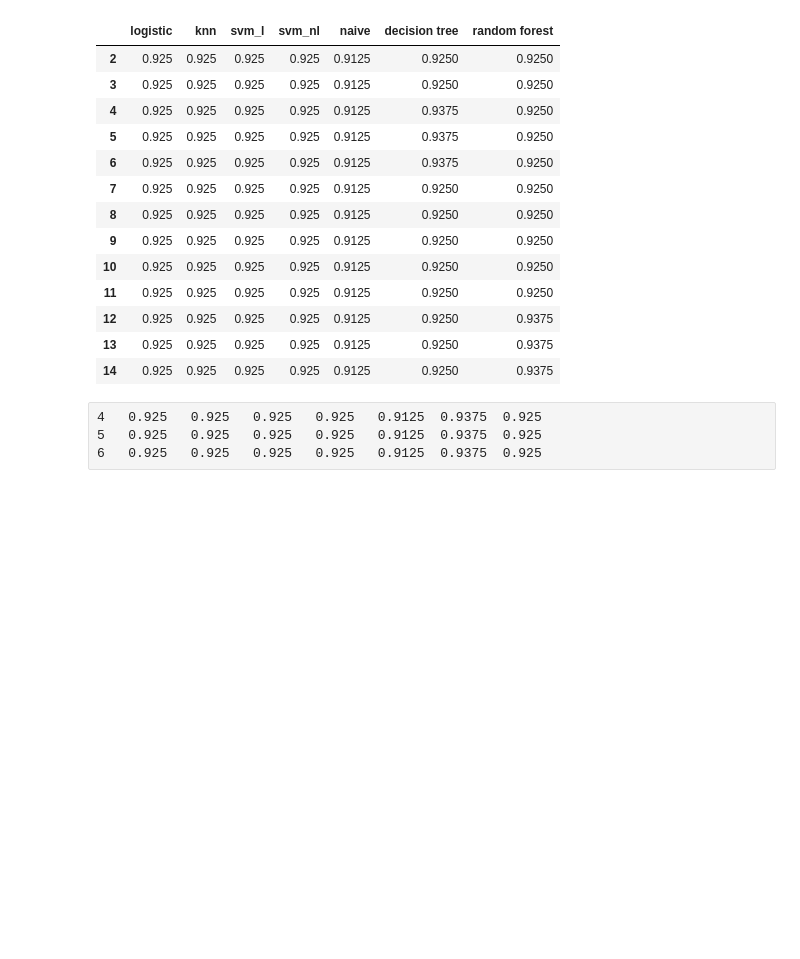
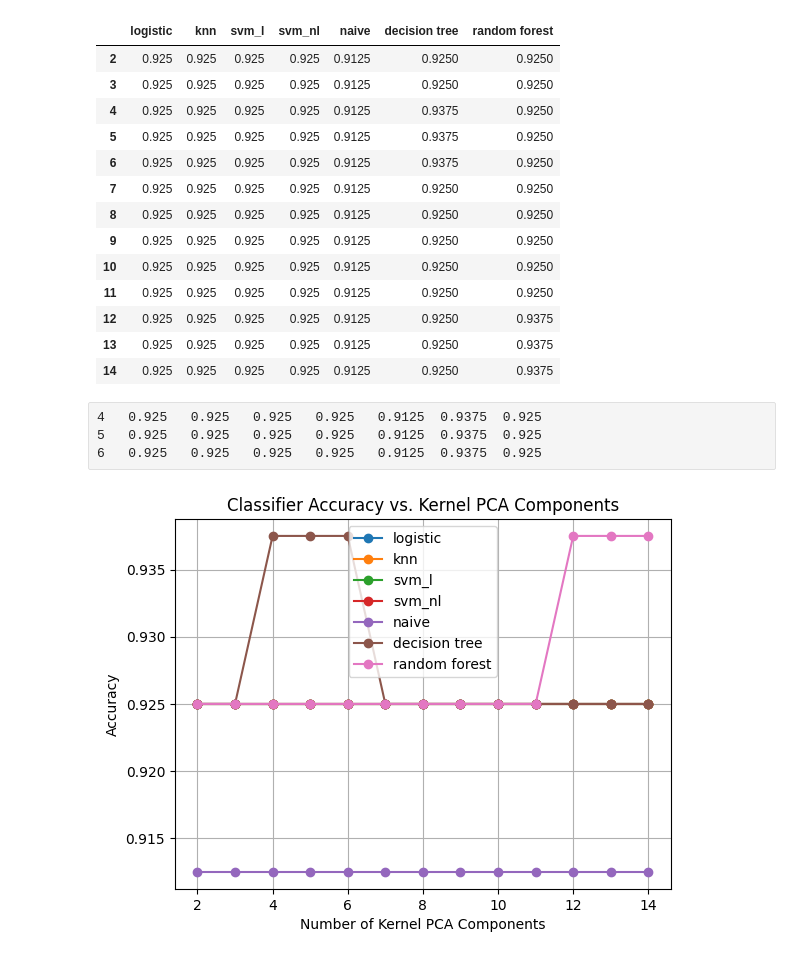
Before and after one commit to krthiksha/Advanced_ML_featureSelection_DimensionalityReduction, a Jupyter notebook: Dimensionality_Reduction/Kernel_PCA.ipynb, the cells around one changed output. Drawn from its saved outputs; the diff is of its cells as text; code cells hidden in the pictures; blank space fills up the shorter version.

Commit message:
added kernel pca result - visualization

```diff
--- a/Dimensionality_Reduction/Kernel_PCA.ipynb
+++ b/Dimensionality_Reduction/Kernel_PCA.ipynb
@@ -202,3 +202,19 @@ result
 4	0.925	0.925	0.925	0.925	0.9125	0.9375	0.925
 5	0.925	0.925	0.925	0.925	0.9125	0.9375	0.925
 6	0.925	0.925	0.925	0.925	0.9125	0.9375	0.925
+# %%
+# visualization of model accuracy is important for effective comparision of models
+import matplotlib.pyplot as plt
+
+# Plotting accuracy vs. components
+for model in result.columns:
+    plt.plot(result.index, result[model], label=model, marker='o')
+
+plt.xlabel("Number of Kernel PCA Components")
+plt.ylabel("Accuracy")
+plt.title("Classifier Accuracy vs. Kernel PCA Components")
+plt.legend()
+plt.grid(True)
+plt.show()
+# %% [output]
+[figure, added]
```
Also changed, not shown: 1 other file.
